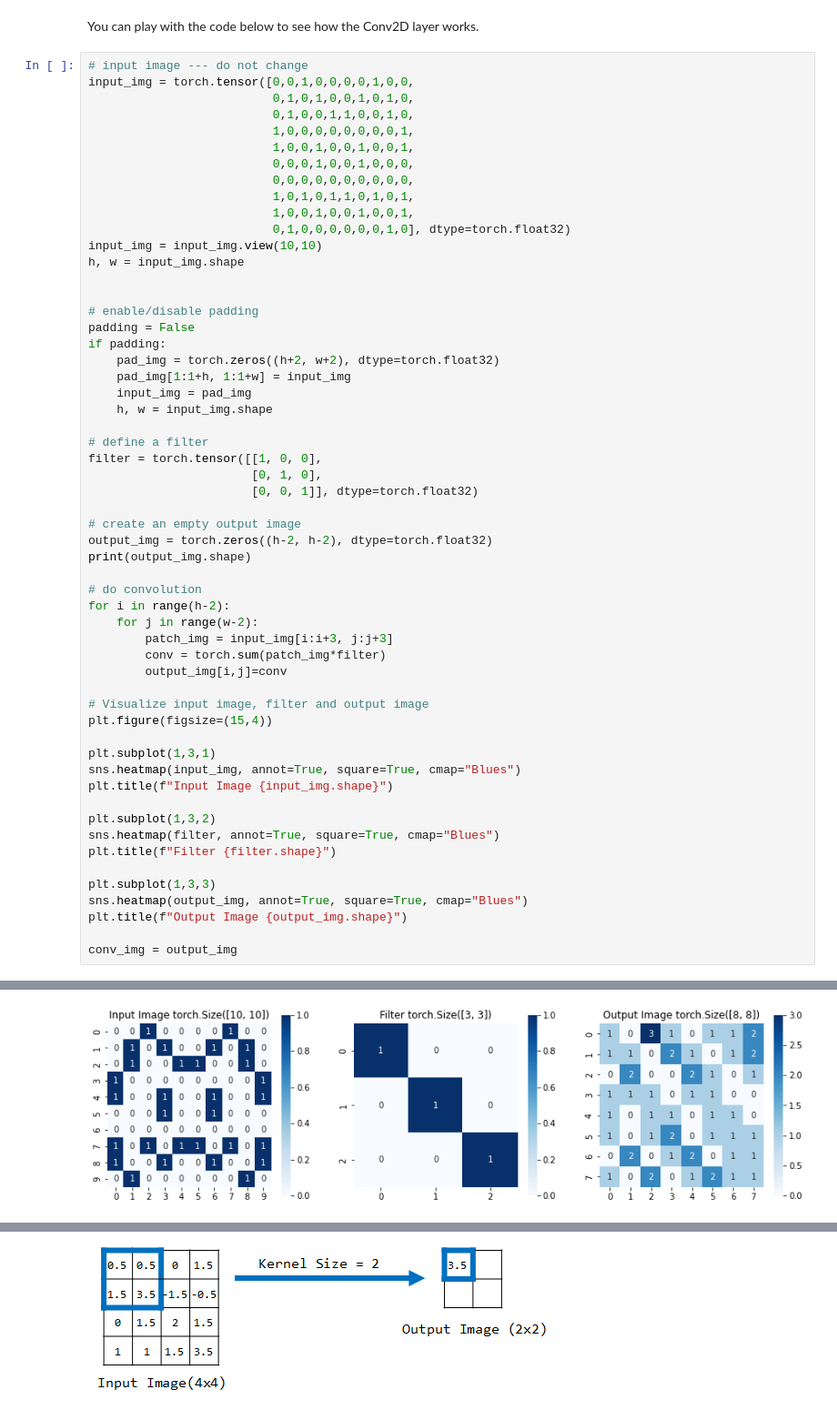
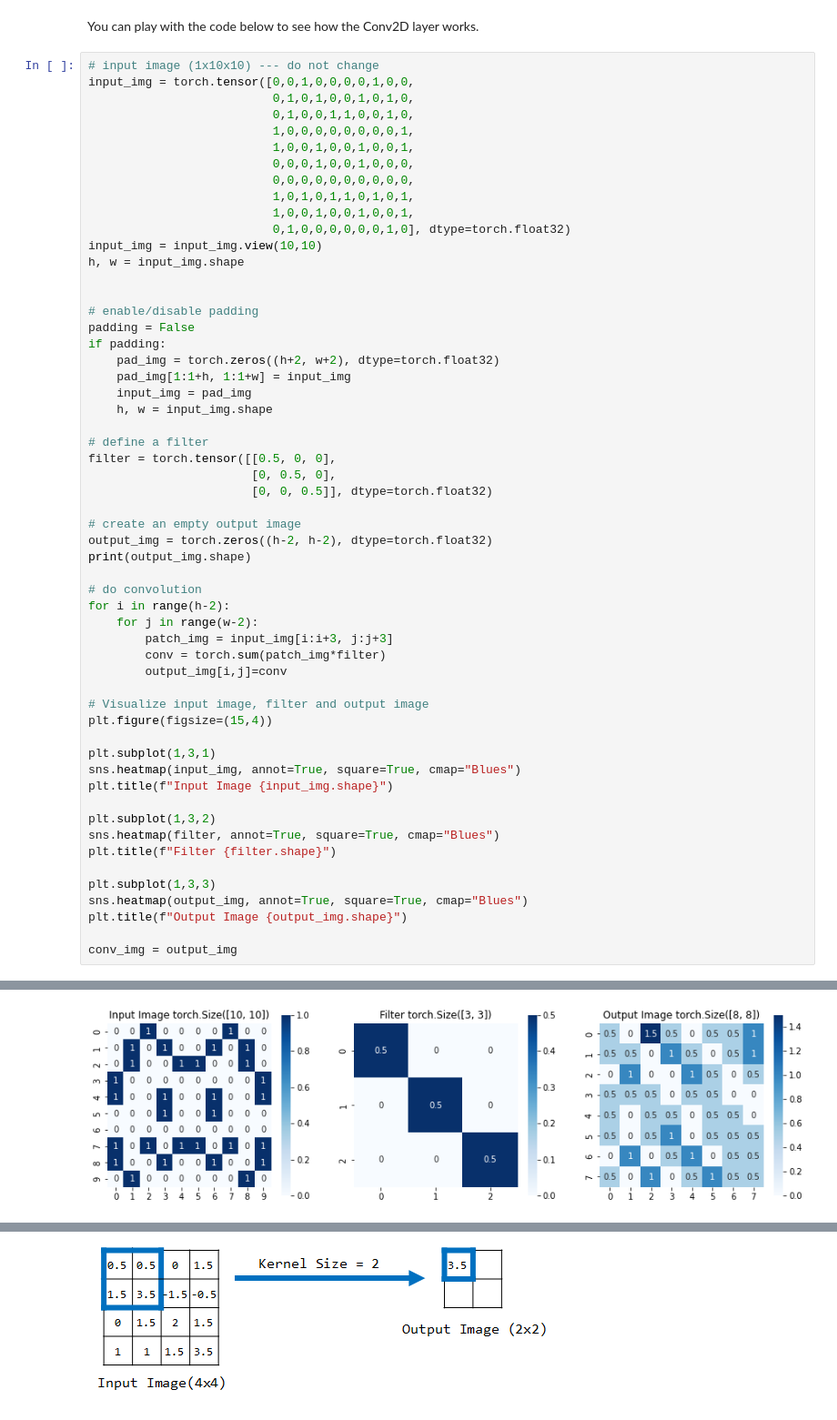
Before and after one commit to naoya1110/nitkc-ncku-ai-robotics, a Jupyter notebook: Week05_Convolutional_Neural_Network_with_CIFAR10_Dataset.ipynb, the cells around one changed output, grey strips where cells are left out. Shown at 91% size. Drawn from its saved outputs; the diff is of its cells as text.

```diff
--- a/Week05_Convolutional_Neural_Network_with_CIFAR10_Dataset.ipynb
+++ b/Week05_Convolutional_Neural_Network_with_CIFAR10_Dataset.ipynb
@@ -261,7 +299,7 @@ https://pytorch.org/docs/stable/generated/torch.nn.Conv2d.html
 # %% [markdown]
 You can play with the code below to see how the Conv2D layer works.
 # %%
-# input image --- do not change
+# input image (1x10x10) --- do not change
 input_img = torch.tensor([0,0,1,0,0,0,0,1,0,0,
                           0,1,0,1,0,0,1,0,1,0,
                           0,1,0,0,1,1,0,0,1,0,
@@ -285,38 +323,38 @@ if padding:
     h, w = input_img.shape
 
 # define a filter
-filter = torch.tensor([[1, 0, 0],
-                       [0, 1, 0],
-                       [0, 0, 1]], dtype=torch.float32)
+filter = torch.tensor([[0.5, 0, 0],
+                       [0, 0.5, 0],
+                       [0, 0, 0.5]], dtype=torch.float32)
 
 # create an empty output image
 output_img = torch.zeros((h-2, h-2), dtype=torch.float32)
 print(output_img.shape)
 
 # do convolution
 for i in range(h-2):
     for j in range(w-2):
         patch_img = input_img[i:i+3, j:j+3]
         conv = torch.sum(patch_img*filter)
         output_img[i,j]=conv
 
 # Visualize input image, filter and output image
 plt.figure(figsize=(15,4))
 
 plt.subplot(1,3,1)
 sns.heatmap(input_img, annot=True, square=True, cmap="Blues")
 plt.title(f"Input Image {input_img.shape}")
 
 plt.subplot(1,3,2)
 sns.heatmap(filter, annot=True, square=True, cmap="Blues")
 plt.title(f"Filter {filter.shape}")
 
 plt.subplot(1,3,3)
 sns.heatmap(output_img, annot=True, square=True, cmap="Blues")
 plt.title(f"Output Image {output_img.shape}")
 
 conv_img = output_img
 # %% [output]
 torch.Size([8, 8])
-[figure, old version]
+[figure, new version]
 # %% [markdown]
```
Also changed, not shown: parts of 44 cells of this notebook.
